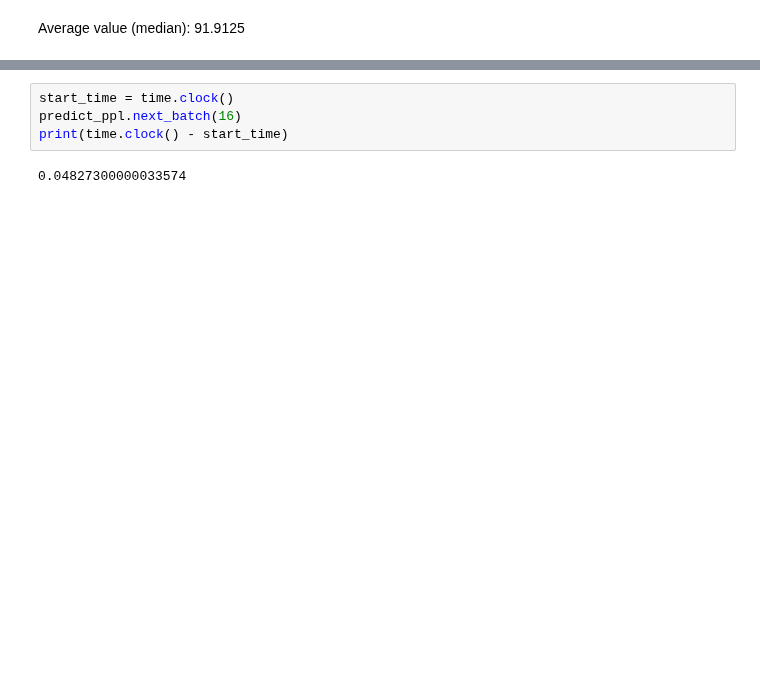
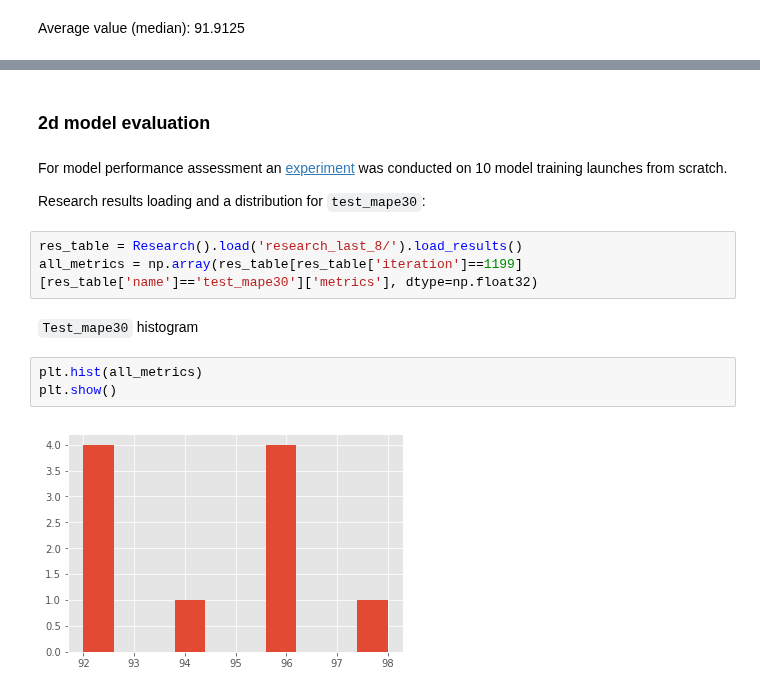
Before and after one commit to analysiscenter/radial, a Jupyter notebook: standards/model_description.ipynb, the cells around one changed output, grey strips where cells are left out. Saved outputs shown, nothing was run; the diff lists cells and outputs as text; blank space fills up the shorter version.

```diff
--- a/standards/model_description.ipynb
+++ b/standards/model_description.ipynb
@@ -397,6 +239,16 @@ print(time.clock() - start_time)
-# %%
-start_time = time.clock()
-predict_ppl.next_batch(16)
-print(time.clock() - start_time)
-# %% [output]
-0.04827300000033574
+# %% [markdown]
+### 2d model evaluation
+# %% [markdown]
+For model performance assessment an [experiment](./parameters_estimation_2d_model.ipynb) was conducted on 10 model training launches from  scratch.
+
+Research results loading and a distribution for `test_mape30`:
+# %%
+res_table = Research().load('research_last_8/').load_results()
+all_metrics = np.array(res_table[res_table['iteration']==1199][res_table['name']=='test_mape30']['metrics'], dtype=np.float32)
+# %% [markdown]
+`Test_mape30` histogram
+# %%
+plt.hist(all_metrics)
+plt.show()
+# %% [output]
+[figure, added]
```
Also changed, not shown: parts of 51 cells of this notebook, 2 other files.
